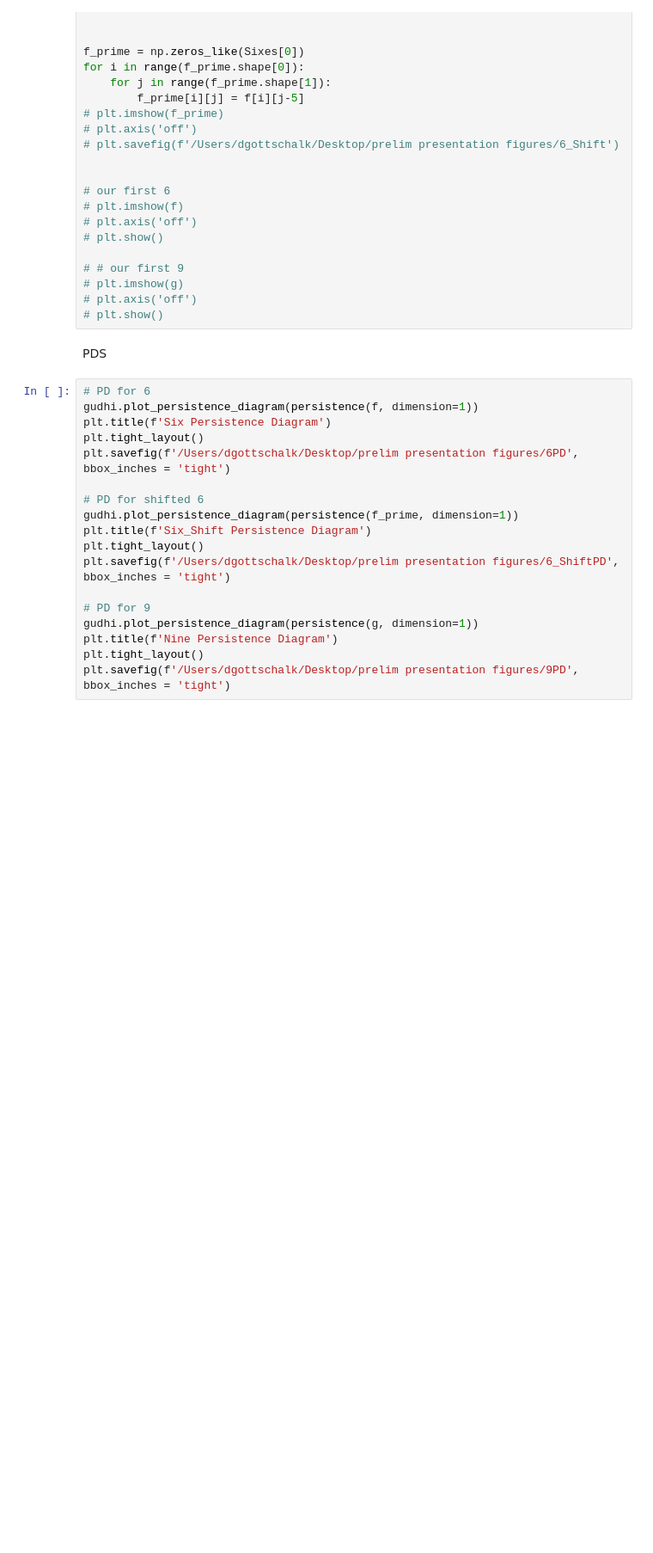
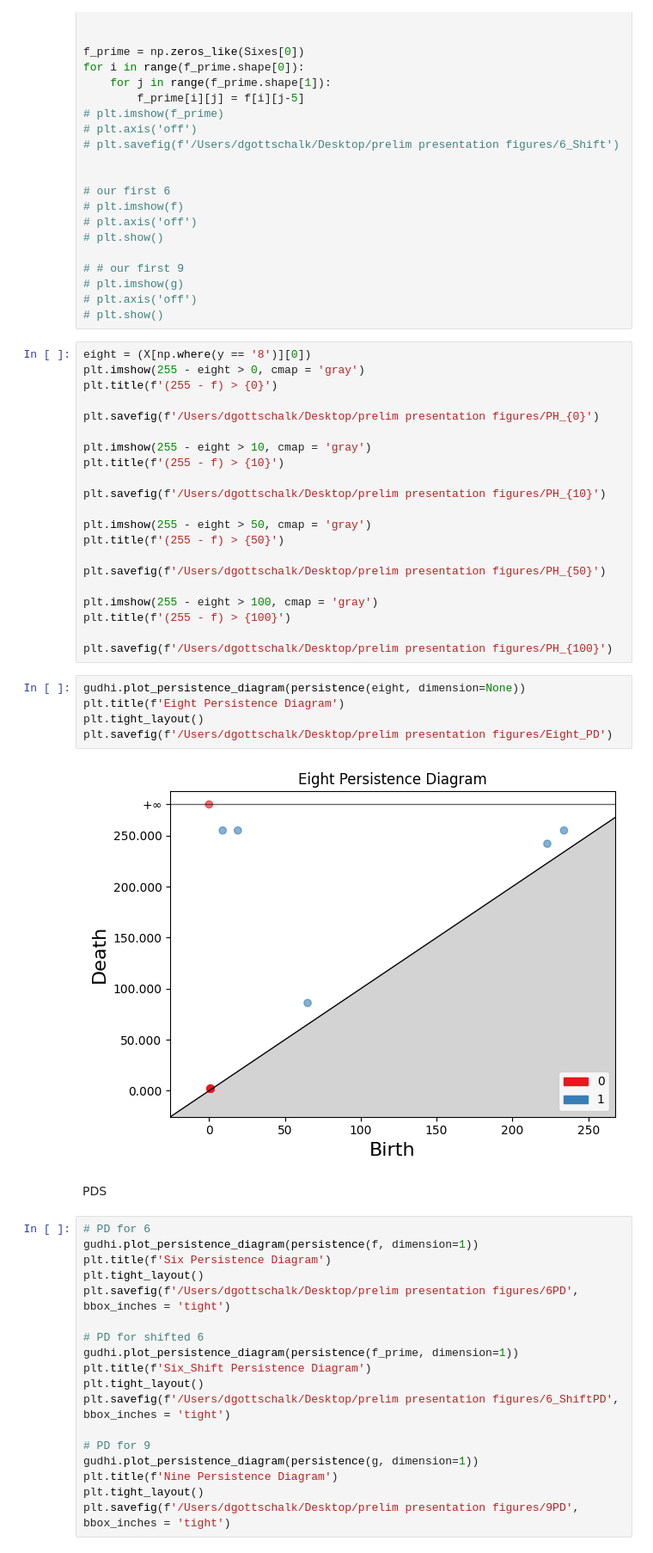
Before and after one commit to arulandu/vineyard, a Jupyter notebook: prelim_presentation_figures.ipynb, the cells around one changed output. Shown: that part at 86% size. Saved outputs shown, nothing was run; the diff lists cells and outputs as text; blank space fills up the shorter version.

```diff
--- a/prelim_presentation_figures.ipynb
+++ b/prelim_presentation_figures.ipynb
@@ -73,6 +75,34 @@ for i in range(f_prime.shape[0]):
 # plt.imshow(g)
 # plt.axis('off')
 # plt.show()
+# %%
+eight = (X[np.where(y == '8')][0])
+plt.imshow(255 - eight > 0, cmap = 'gray')
+plt.title(f'(255 - f) > {0}')
+
+plt.savefig(f'/Users/dgottschalk/Desktop/prelim presentation figures/PH_{0}')
+
+plt.imshow(255 - eight > 10, cmap = 'gray')
+plt.title(f'(255 - f) > {10}')
+
+plt.savefig(f'/Users/dgottschalk/Desktop/prelim presentation figures/PH_{10}')
+
+plt.imshow(255 - eight > 50, cmap = 'gray')
+plt.title(f'(255 - f) > {50}')
+
+plt.savefig(f'/Users/dgottschalk/Desktop/prelim presentation figures/PH_{50}')
+
+plt.imshow(255 - eight > 100, cmap = 'gray')
+plt.title(f'(255 - f) > {100}')
+
+plt.savefig(f'/Users/dgottschalk/Desktop/prelim presentation figures/PH_{100}')
+# %%
+gudhi.plot_persistence_diagram(persistence(eight, dimension=None))
+plt.title(f'Eight Persistence Diagram')
+plt.tight_layout()
+plt.savefig(f'/Users/dgottschalk/Desktop/prelim presentation figures/Eight_PD')
+# %% [output]
+[figure, added]
 # %% [markdown]
 PDS
 # %%
```
Also changed, not shown: parts of 10 cells of this notebook, 1 other file.
